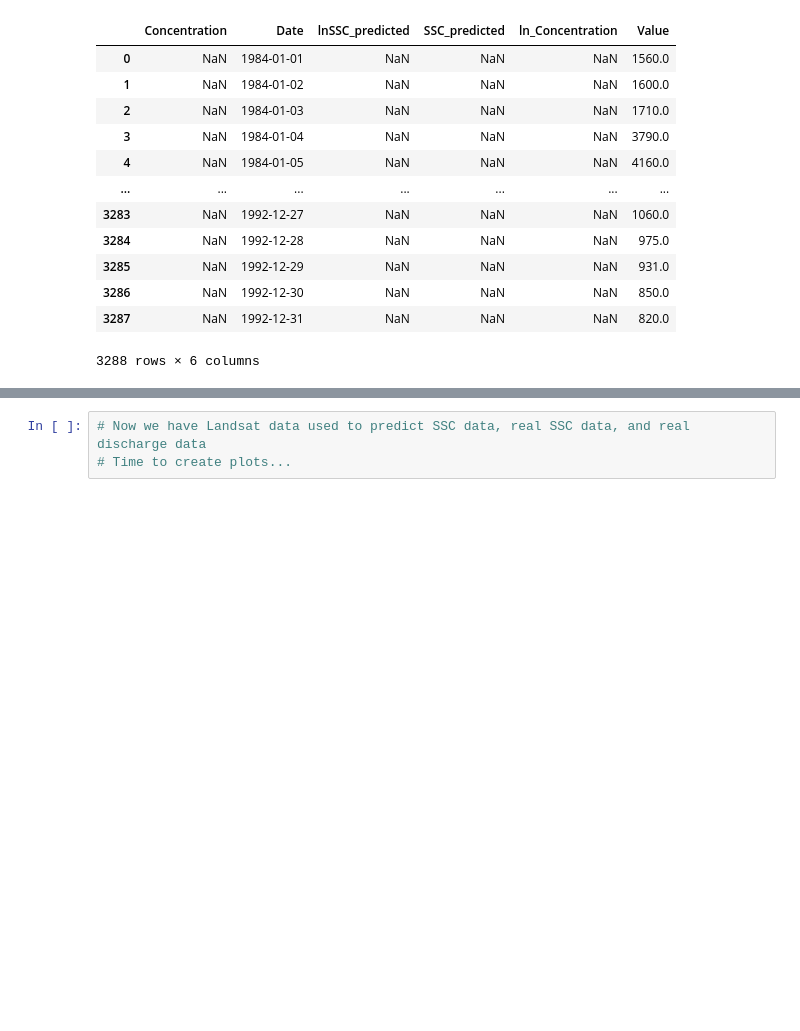
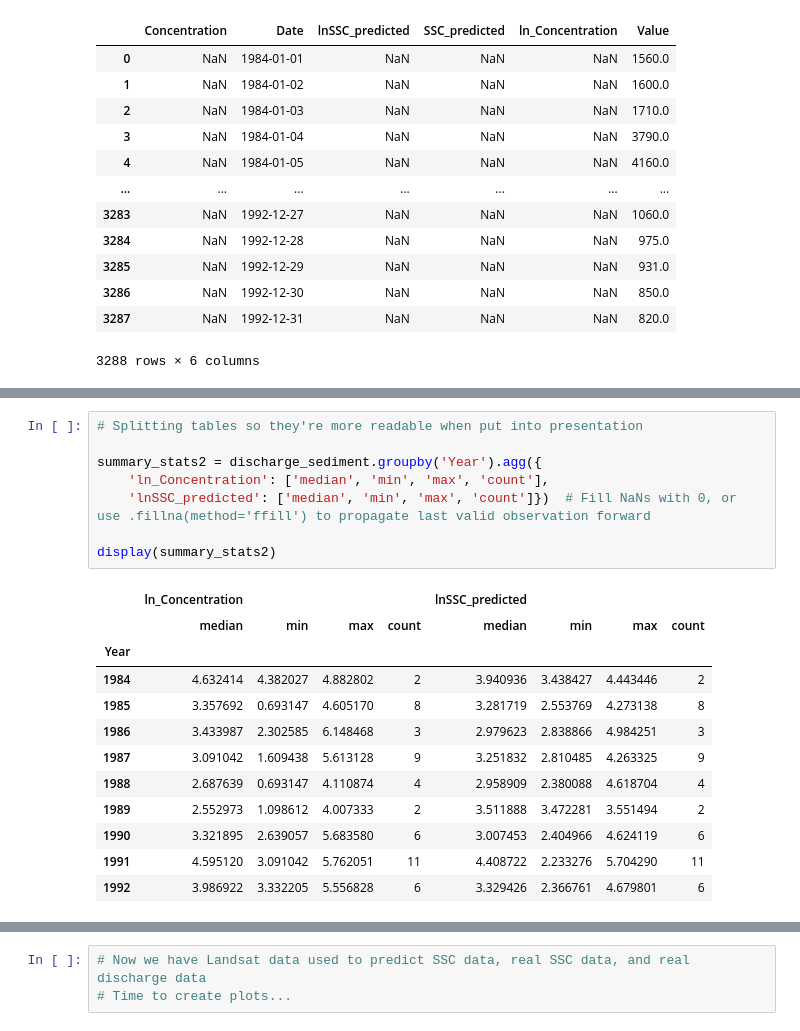
Before and after one commit to erinnfairley/SSC-Remote-Sensing-Fraser-River, a Jupyter notebook: SSCRemoteSensing_cleancode.ipynb, the cells around one changed output, grey strips where cells are left out. Cells and saved outputs as stored; diff of their text form; blank space fills up the shorter version.

```diff
--- a/SSCRemoteSensing_cleancode.ipynb
+++ b/SSCRemoteSensing_cleancode.ipynb
@@ -419,0 +418,21 @@ display(summary_stats)
+# %%
+# Splitting tables so they're more readable when put into presentation
+
+summary_stats2 = discharge_sediment.groupby('Year').agg({
+    'ln_Concentration': ['median', 'min', 'max', 'count'],
+    'lnSSC_predicted': ['median', 'min', 'max', 'count']})  # Fill NaNs with 0, or use .fillna(method='ffill') to propagate last valid observation forward
+
+display(summary_stats2)
+# %% [output]
+|  | ln_Concentration |  |  |  | lnSSC_predicted |  |  |  |
+|  | median | min | max | count | median | min | max | count |
+| Year |  |  |  |  |  |  |  |  |
+| 1984 | 4.632414 | 4.382027 | 4.882802 | 2 | 3.940936 | 3.438427 | 4.443446 | 2 |
+| 1985 | 3.357692 | 0.693147 | 4.605170 | 8 | 3.281719 | 2.553769 | 4.273138 | 8 |
+| 1986 | 3.433987 | 2.302585 | 6.148468 | 3 | 2.979623 | 2.838866 | 4.984251 | 3 |
+| 1987 | 3.091042 | 1.609438 | 5.613128 | 9 | 3.251832 | 2.810485 | 4.263325 | 9 |
+| 1988 | 2.687639 | 0.693147 | 4.110874 | 4 | 2.958909 | 2.380088 | 4.618704 | 4 |
+| 1989 | 2.552973 | 1.098612 | 4.007333 | 2 | 3.511888 | 3.472281 | 3.551494 | 2 |
+| 1990 | 3.321895 | 2.639057 | 5.683580 | 6 | 3.007453 | 2.404966 | 4.624119 | 6 |
+| 1991 | 4.595120 | 3.091042 | 5.762051 | 11 | 4.408722 | 2.233276 | 5.704290 | 11 |
+| 1992 | 3.986922 | 3.332205 | 5.556828 | 6 | 3.329426 | 2.366761 | 4.679801 | 6 |
```
Also changed, not shown: parts of 3 cells of this notebook.
